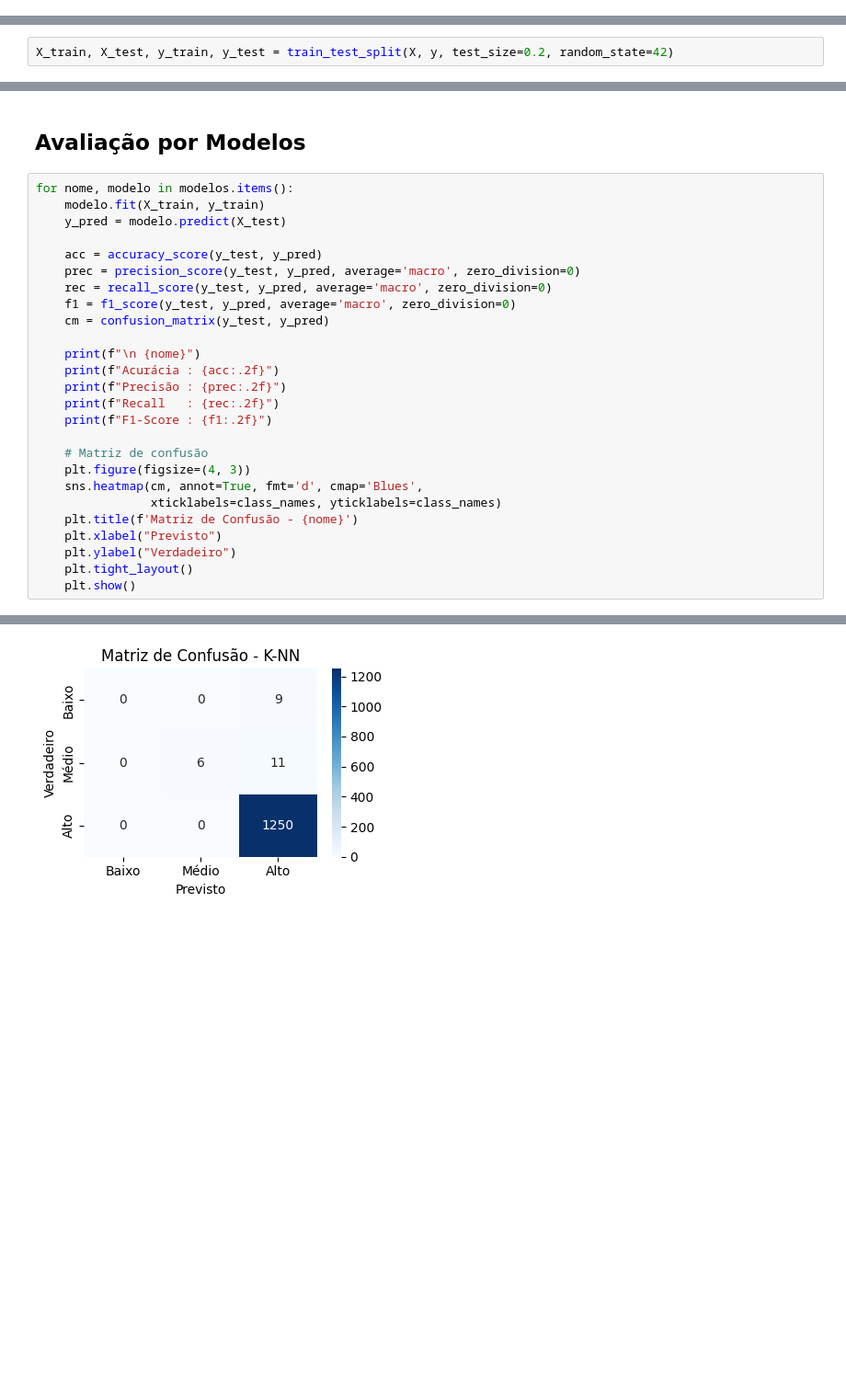
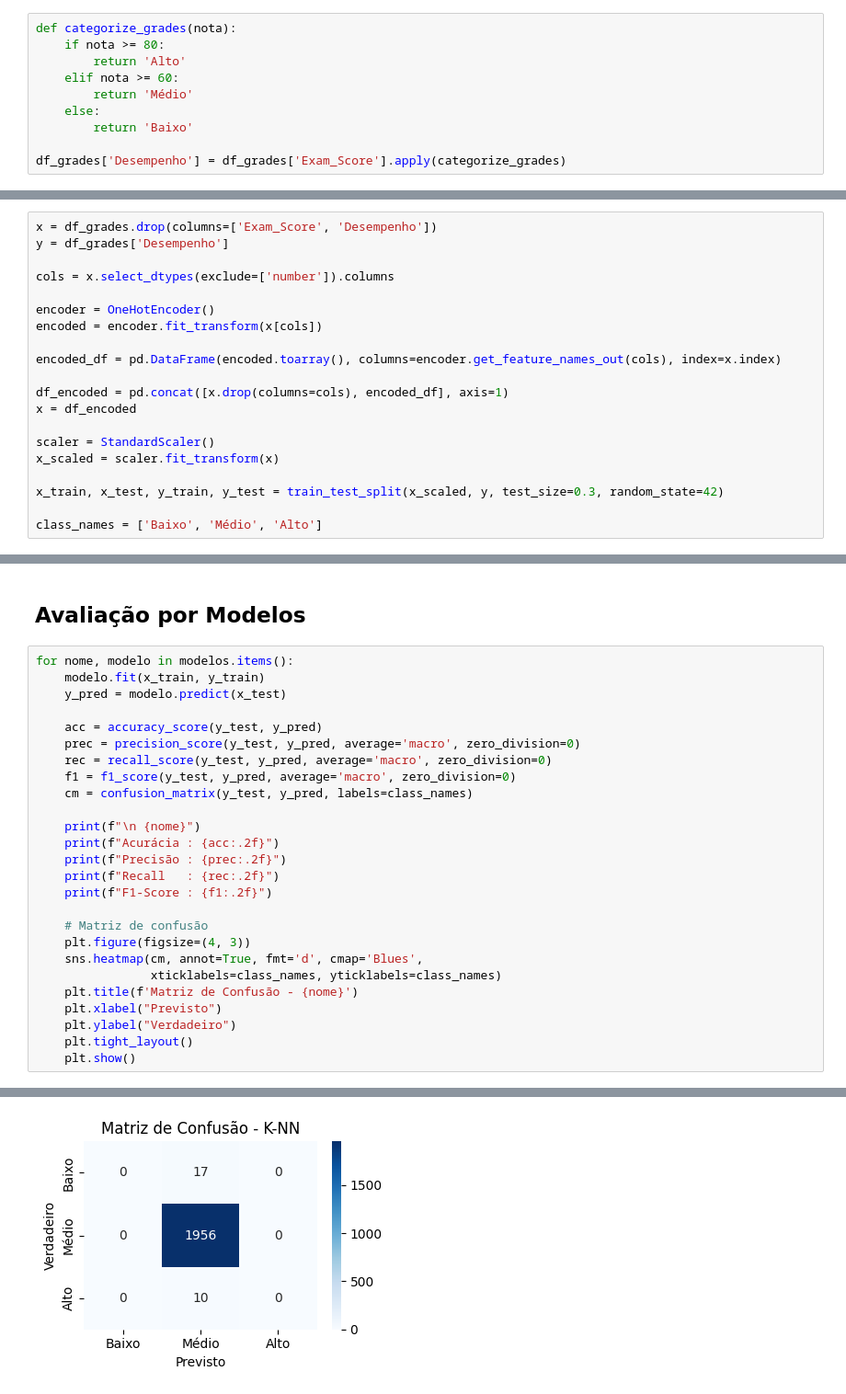
Before and after one commit to RenanYMartins/ADD-Trabalho2, a Jupyter notebook: Mercado_Imobiliário_de_Nova_York_Trabalho2.ipynb, the cells around one changed output, grey strips where cells are left out. Shown at 92% size. Drawn from its saved outputs; the diff is of its cells as text; blank space fills up the shorter version.

```diff
--- a/Mercado_Imobiliário_de_Nova_York_Trabalho2.ipynb
+++ b/Mercado_Imobiliário_de_Nova_York_Trabalho2.ipynb
@@ -369,2 +368,12 @@ plt.show()
+# %%
+def categorize_grades(nota):
+    if nota >= 80:
+        return 'Alto'
+    elif nota >= 60:
+        return 'Médio'
+    else:
+        return 'Baixo'
+
+df_grades['Desempenho'] = df_grades['Exam_Score'].apply(categorize_grades)
 # %% [markdown]
 ### Preparação dos dados
@@ -383,3 +380,23 @@ X_scaled = scaler.fit_transform(x)
+# %%
+x = df_grades.drop(columns=['Exam_Score', 'Desempenho'])
+y = df_grades['Desempenho']
+
+cols = x.select_dtypes(exclude=['number']).columns
+
+encoder = OneHotEncoder()
+encoded = encoder.fit_transform(x[cols])
+
+encoded_df = pd.DataFrame(encoded.toarray(), columns=encoder.get_feature_names_out(cols), index=x.index)
+
+df_encoded = pd.concat([x.drop(columns=cols), encoded_df], axis=1)
+x = df_encoded
+
+scaler = StandardScaler()
+x_scaled = scaler.fit_transform(x)
+
+x_train, x_test, y_train, y_test = train_test_split(x_scaled, y, test_size=0.3, random_state=42)
+
+class_names = ['Baixo', 'Médio', 'Alto']
 # %% [markdown]
 # Algoritmos de Classificação
 # %%
@@ -416,2 +409,0 @@ y = df_grades['Desempenho']
-# %%
-X_train, X_test, y_train, y_test = train_test_split(X, y, test_size=0.2, random_state=42)
@@ -429,14 +411,14 @@ dtype: int64
 ## Avaliação por Modelos
 # %%
 for nome, modelo in modelos.items():
-    modelo.fit(X_train, y_train)
-    y_pred = modelo.predict(X_test)
+    modelo.fit(x_train, y_train)
+    y_pred = modelo.predict(x_test)
 
     acc = accuracy_score(y_test, y_pred)
     prec = precision_score(y_test, y_pred, average='macro', zero_division=0)
     rec = recall_score(y_test, y_pred, average='macro', zero_division=0)
     f1 = f1_score(y_test, y_pred, average='macro', zero_division=0)
-    cm = confusion_matrix(y_test, y_pred)
+    cm = confusion_matrix(y_test, y_pred, labels=class_names)
 
     print(f"\n {nome}")
     print(f"Acurácia : {acc:.2f}")
@@ -493 +468 @@ F1-Score : 0.50
-[figure, old version]
+[figure, new version]
```
Also changed, not shown: parts of 13 cells of this notebook.
